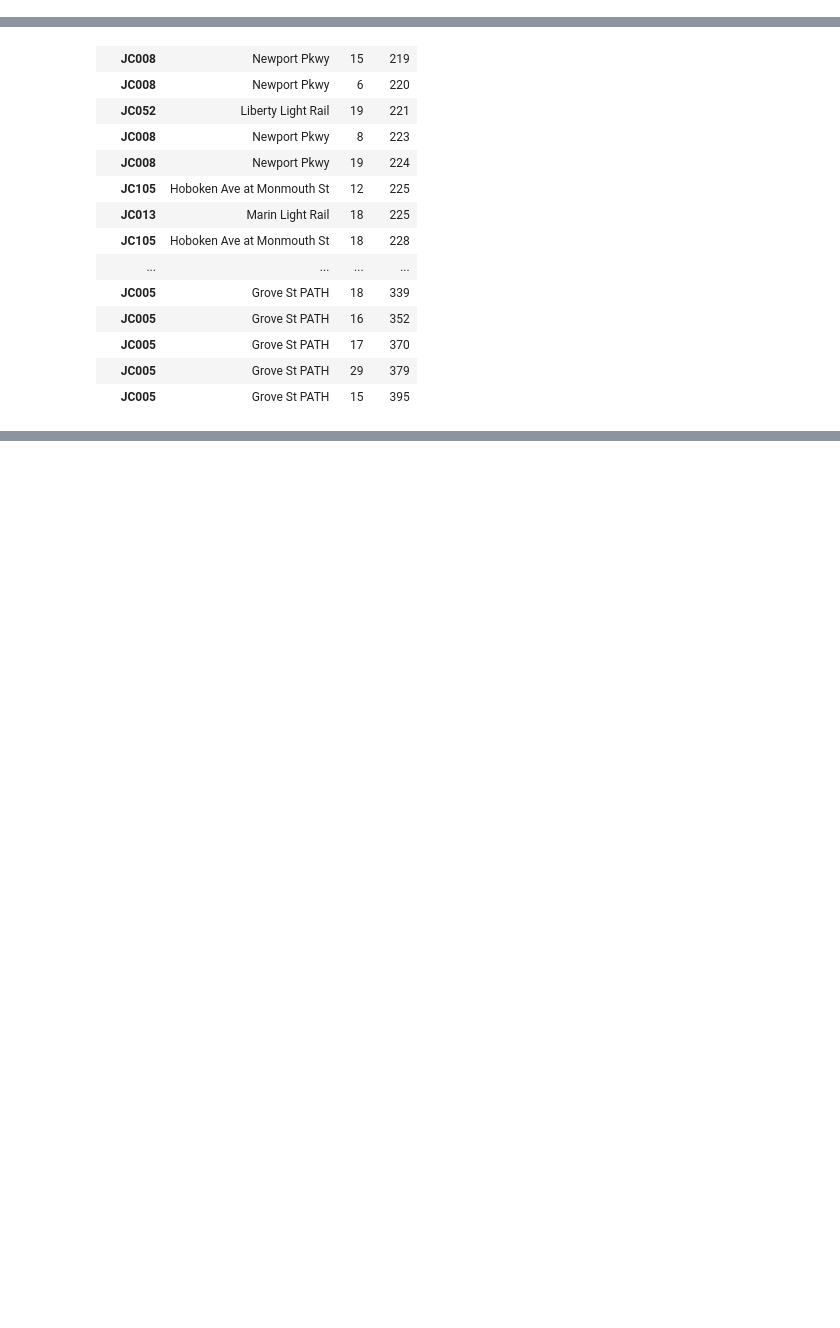
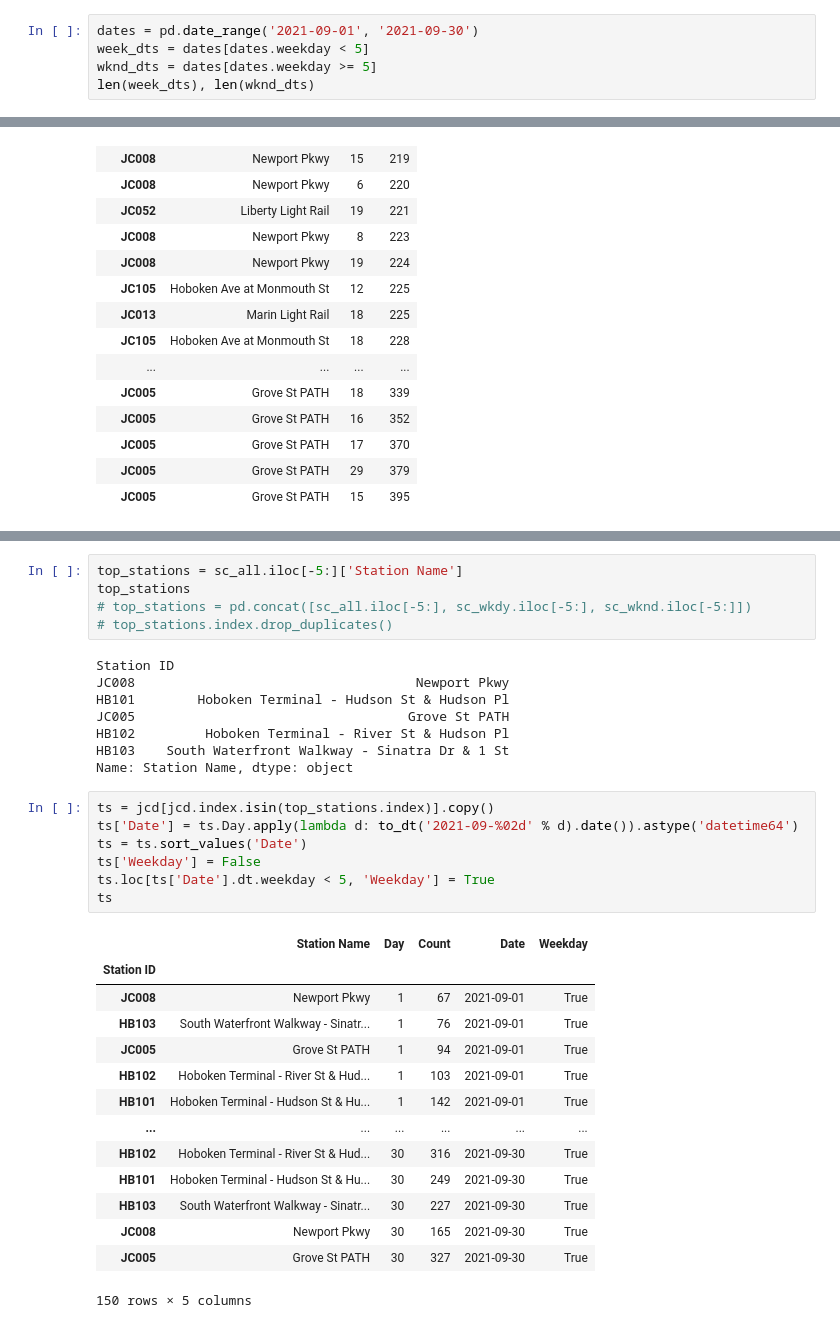
Before and after one commit to neighbor-ryan/ctbk.dev, a Jupyter notebook: station-counts.ipynb, the cells around one changed output, grey strips where cells are left out. Drawn from its saved outputs; the diff is of its cells as text; blank space fills up the shorter version.

```diff
--- a/station-counts.ipynb
+++ b/station-counts.ipynb
@@ -277,0 +285,5 @@ Name: Station Name, Length: 1568, dtype: object
+# %%
+dates = pd.date_range('2021-09-01', '2021-09-30')
+week_dts = dates[dates.weekday < 5]
+wknd_dts = dates[dates.weekday >= 5]
+len(week_dts), len(wknd_dts)
@@ -498,0 +444,35 @@ jc_month_totals.iloc[-20:]
+# %%
+top_stations = sc_all.iloc[-5:]['Station Name']
+top_stations
+# top_stations = pd.concat([sc_all.iloc[-5:], sc_wkdy.iloc[-5:], sc_wknd.iloc[-5:]])
+# top_stations.index.drop_duplicates()
+# %% [output]
+Station ID
+JC008                                    Newport Pkwy
+HB101        Hoboken Terminal - Hudson St & Hudson Pl
+JC005                                   Grove St PATH
+HB102         Hoboken Terminal - River St & Hudson Pl
+HB103    South Waterfront Walkway - Sinatra Dr & 1 St
+Name: Station Name, dtype: object
+# %%
+ts = jcd[jcd.index.isin(top_stations.index)].copy()
+ts['Date'] = ts.Day.apply(lambda d: to_dt('2021-09-%02d' % d).date()).astype('datetime64')
+ts = ts.sort_values('Date')
+ts['Weekday'] = False
+ts.loc[ts['Date'].dt.weekday < 5, 'Weekday'] = True
+ts
+# %% [output]
+|  | Station Name | Day | Count | Date | Weekday |
+| Station ID |  |  |  |  |  |
+| JC008 | Newport Pkwy | 1 | 67 | 2021-09-01 | True |
+| HB103 | South Waterfront Walkway - Sinatr... | 1 | 76 | 2021-09-01 | True |
+| JC005 | Grove St PATH | 1 | 94 | 2021-09-01 | True |
+| HB102 | Hoboken Terminal - River St & Hud... | 1 | 103 | 2021-09-01 | True |
+| HB101 | Hoboken Terminal - Hudson St & Hu... | 1 | 142 | 2021-09-01 | True |
+| ... | ... | ... | ... | ... | ... |
+| HB102 | Hoboken Terminal - River St & Hud... | 30 | 316 | 2021-09-30 | True |
+| HB101 | Hoboken Terminal - Hudson St & Hu... | 30 | 249 | 2021-09-30 | True |
+| HB103 | South Waterfront Walkway - Sinatr... | 30 | 227 | 2021-09-30 | True |
+| JC008 | Newport Pkwy | 30 | 165 | 2021-09-30 | True |
+| JC005 | Grove St PATH | 30 | 327 | 2021-09-30 | True |
+150 rows × 5 columns
```
Also changed, not shown: parts of 27 cells of this notebook.
